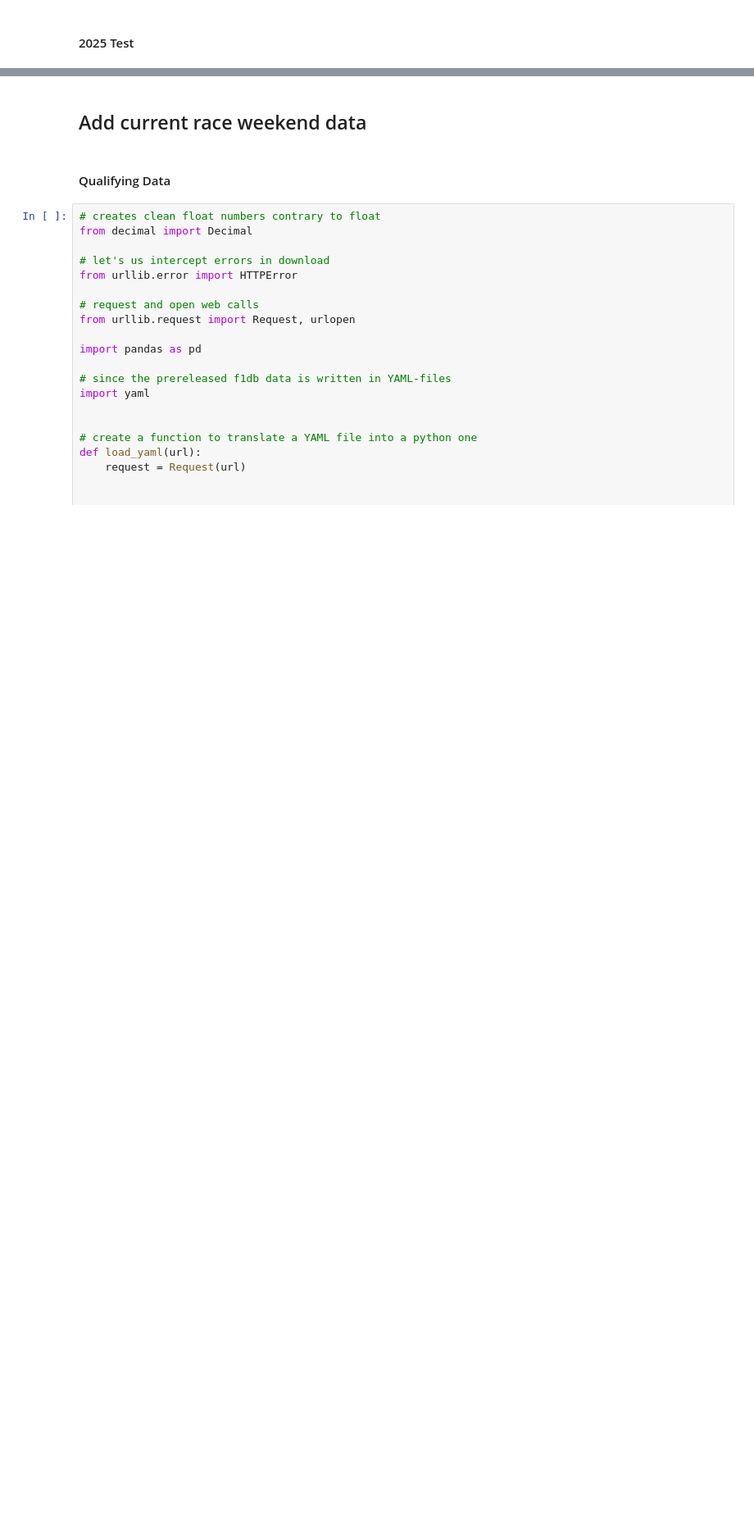
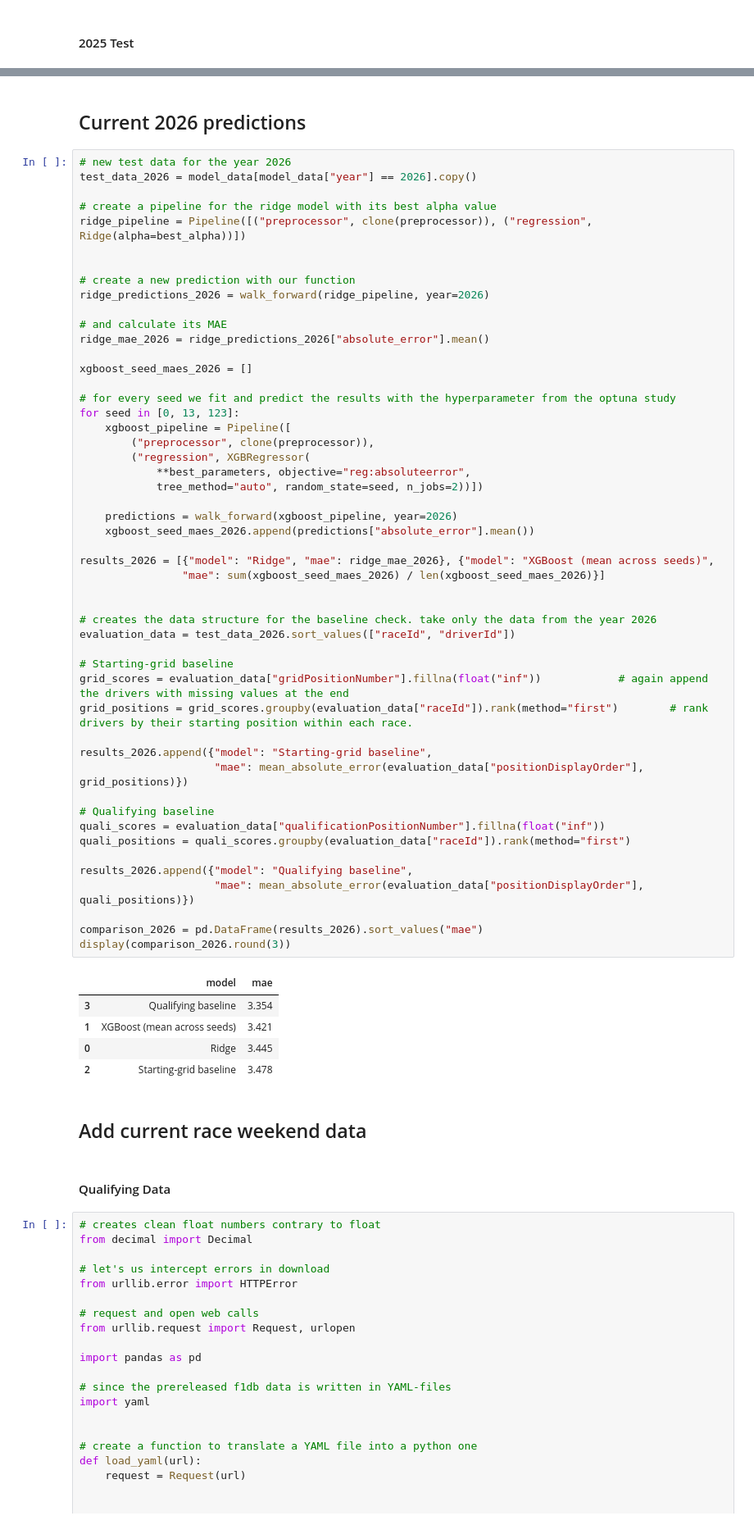
Before and after one commit to ramun-numar/f1-project, a Jupyter notebook: analysis.ipynb, the cells around one changed output, grey strips where cells are left out. Shown at 82% size. Drawn from its saved outputs; the diff is of its cells as text; blank space fills up the shorter version.

```diff
--- a/analysis.ipynb
+++ b/analysis.ipynb
@@ -1111,4 +1109,62 @@ display(comparison_2025.round(3))
 | 2 | Starting-grid baseline | 3.333 |
+# %% [markdown]
+## Current 2026 predictions
+# %%
+# new test data for the year 2026
+test_data_2026 = model_data[model_data["year"] == 2026].copy()
+
+# create a pipeline for the ridge model with its best alpha value
+ridge_pipeline = Pipeline([("preprocessor", clone(preprocessor)), ("regression", Ridge(alpha=best_alpha))])
+
+
+# create a new prediction with our function
+ridge_predictions_2026 = walk_forward(ridge_pipeline, year=2026)
+
+# and calculate its MAE
+ridge_mae_2026 = ridge_predictions_2026["absolute_error"].mean()
+
+xgboost_seed_maes_2026 = []
+
+# for every seed we fit and predict the results with the hyperparameter from the optuna study
+for seed in [0, 13, 123]:
+    xgboost_pipeline = Pipeline([
+        ("preprocessor", clone(preprocessor)),
+        ("regression", XGBRegressor(
+            **best_parameters, objective="reg:absoluteerror",
+            tree_method="auto", random_state=seed, n_jobs=2))])
+
+    predictions = walk_forward(xgboost_pipeline, year=2026)
+    xgboost_seed_maes_2026.append(predictions["absolute_error"].mean())
+
+results_2026 = [{"model": "Ridge", "mae": ridge_mae_2026}, {"model": "XGBoost (mean across seeds)",
+                "mae": sum(xgboost_seed_maes_2026) / len(xgboost_seed_maes_2026)}]
+
+
+# creates the data structure for the baseline check. take only the data from the year 2026
+evaluation_data = test_data_2026.sort_values(["raceId", "driverId"])
+
+# Starting-grid baseline
+grid_scores = evaluation_data["gridPositionNumber"].fillna(float("inf"))            # again append the drivers with missing values at the end
+grid_positions = grid_scores.groupby(evaluation_data["raceId"]).rank(method="first")        # rank drivers by their starting position within each race.
+
+results_2026.append({"model": "Starting-grid baseline",
+                     "mae": mean_absolute_error(evaluation_data["positionDisplayOrder"], grid_positions)})
+
+# Qualifying baseline
+quali_scores = evaluation_data["qualificationPositionNumber"].fillna(float("inf"))
+quali_positions = quali_scores.groupby(evaluation_data["raceId"]).rank(method="first")
+
+results_2026.append({"model": "Qualifying baseline",
+                     "mae": mean_absolute_error(evaluation_data["positionDisplayOrder"], quali_positions)})
+
+comparison_2026 = pd.DataFrame(results_2026).sort_values("mae")
+display(comparison_2026.round(3))
+# %% [output]
+|  | model | mae |
+| 3 | Qualifying baseline | 3.354 |
+| 1 | XGBoost (mean across seeds) | 3.421 |
+| 0 | Ridge | 3.445 |
+| 2 | Starting-grid baseline | 3.478 |
 # %% [markdown]
 ## Add current race weekend data
 # %% [markdown]
```
Also changed, not shown: parts of 16 cells of this notebook, 3 other files.
